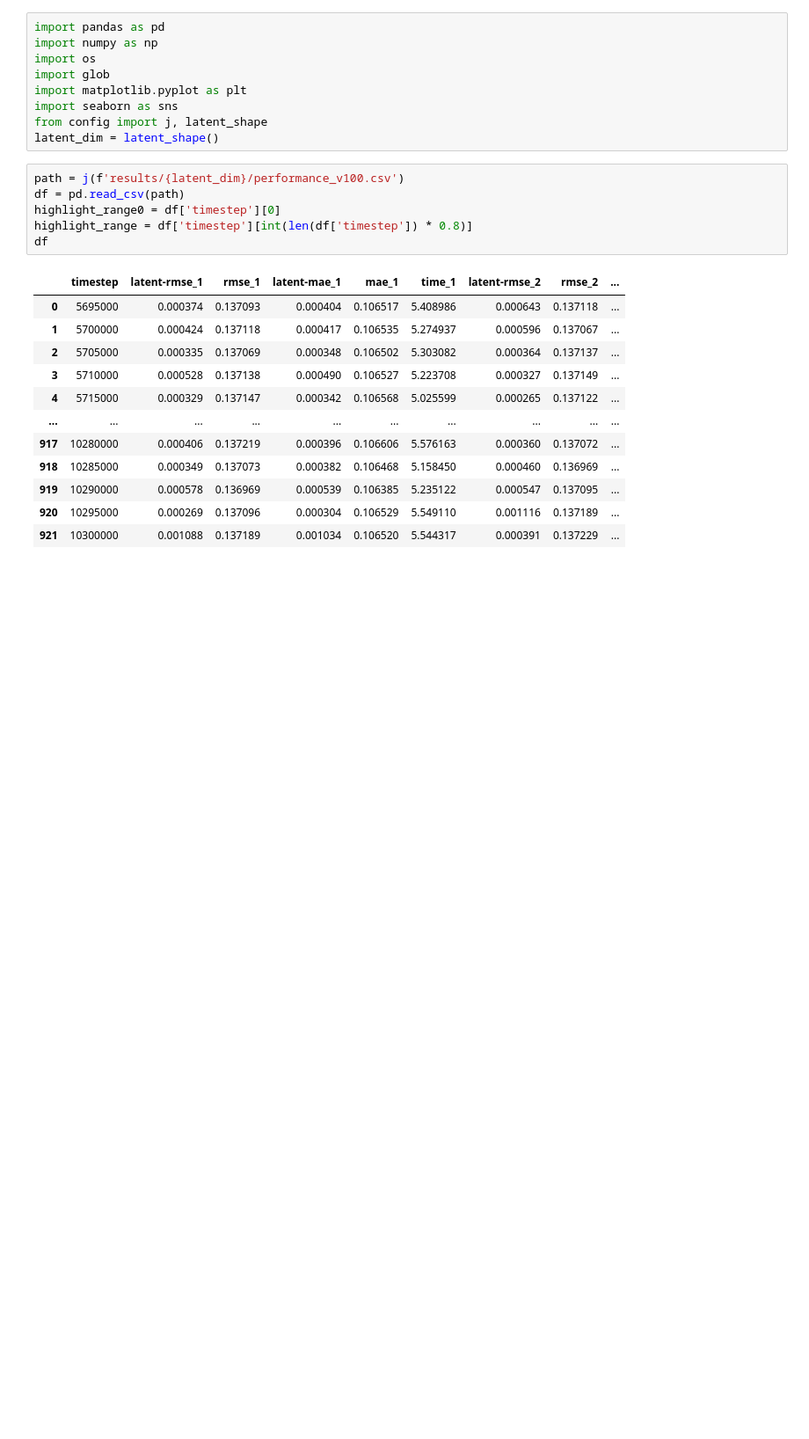
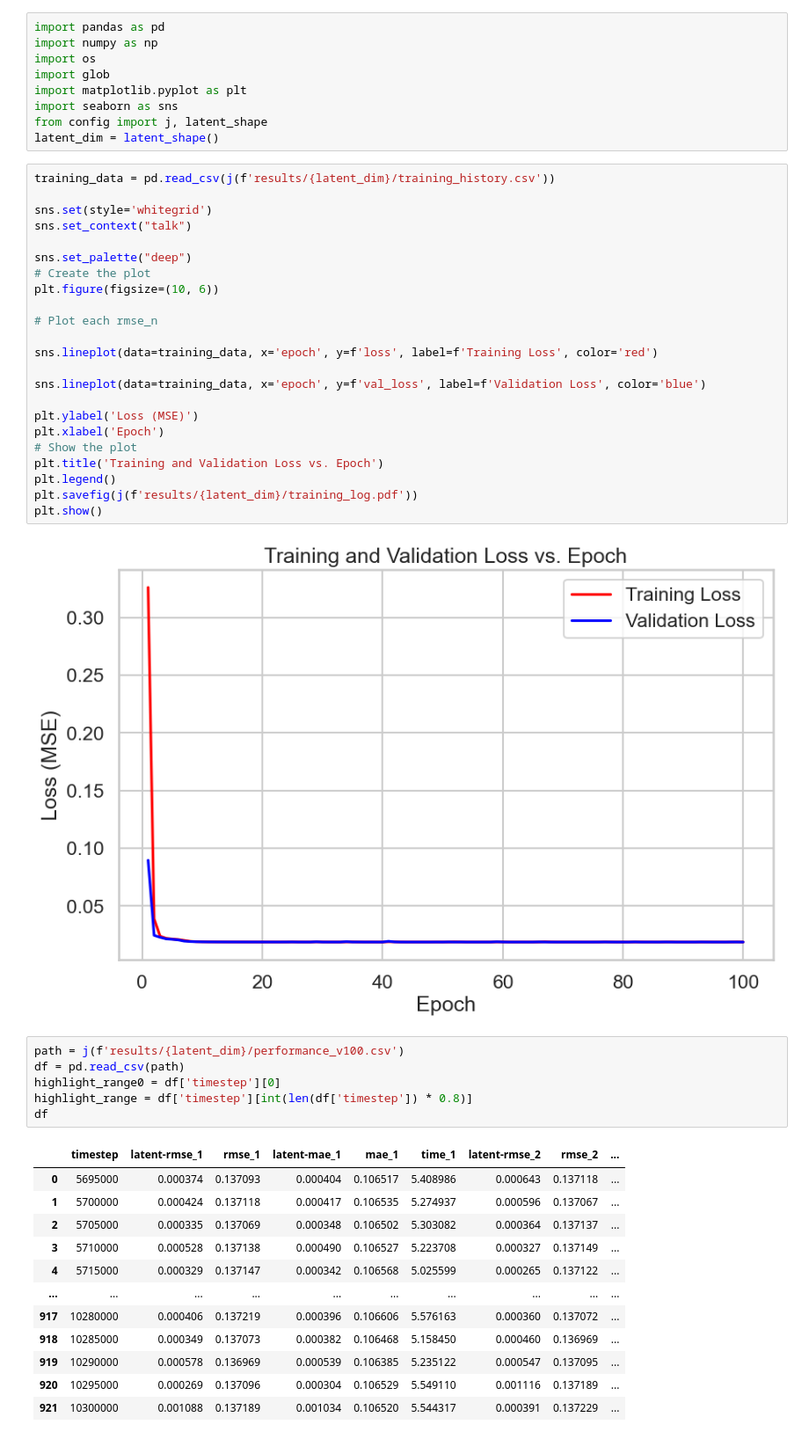
Before and after one commit to AkhilSamavedam/ML-DPD, a Jupyter notebook: analysis.ipynb, the cells around one changed output. Shown at 88% size. Drawn from its saved outputs; the diff is of its cells as text; blank space fills up the shorter version.

```diff
--- a/analysis.ipynb
+++ b/analysis.ipynb
@@ -7,6 +7,31 @@ import matplotlib.pyplot as plt
 import seaborn as sns
 from config import j, latent_shape
 latent_dim = latent_shape()
+# %%
+training_data = pd.read_csv(j(f'results/{latent_dim}/training_history.csv'))
+
+sns.set(style='whitegrid')
+sns.set_context("talk")
+
+sns.set_palette("deep")
+# Create the plot
+plt.figure(figsize=(10, 6))
+
+# Plot each rmse_n
+
+sns.lineplot(data=training_data, x='epoch', y=f'loss', label=f'Training Loss', color='red')
+
+sns.lineplot(data=training_data, x='epoch', y=f'val_loss', label=f'Validation Loss', color='blue')
+
+plt.ylabel('Loss (MSE)')
+plt.xlabel('Epoch')
+# Show the plot
+plt.title('Training and Validation Loss vs. Epoch')
+plt.legend()
+plt.savefig(j(f'results/{latent_dim}/training_log.pdf'))
+plt.show()
+# %% [output]
+[figure, added]
 # %%
 path = j(f'results/{latent_dim}/performance_v100.csv')
 df = pd.read_csv(path)
```
Also changed, not shown: parts of 4 cells of this notebook, 5 other files.
